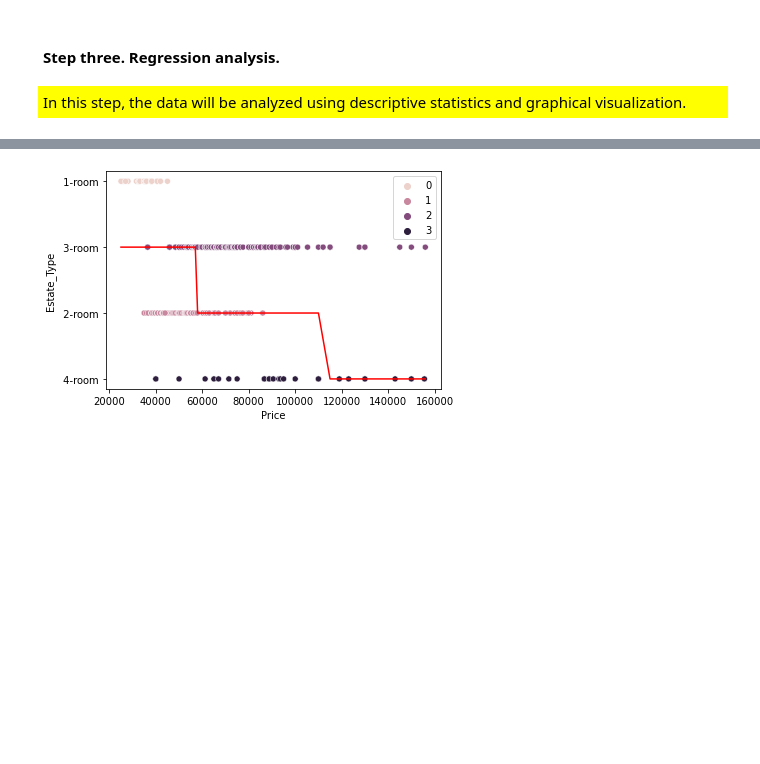
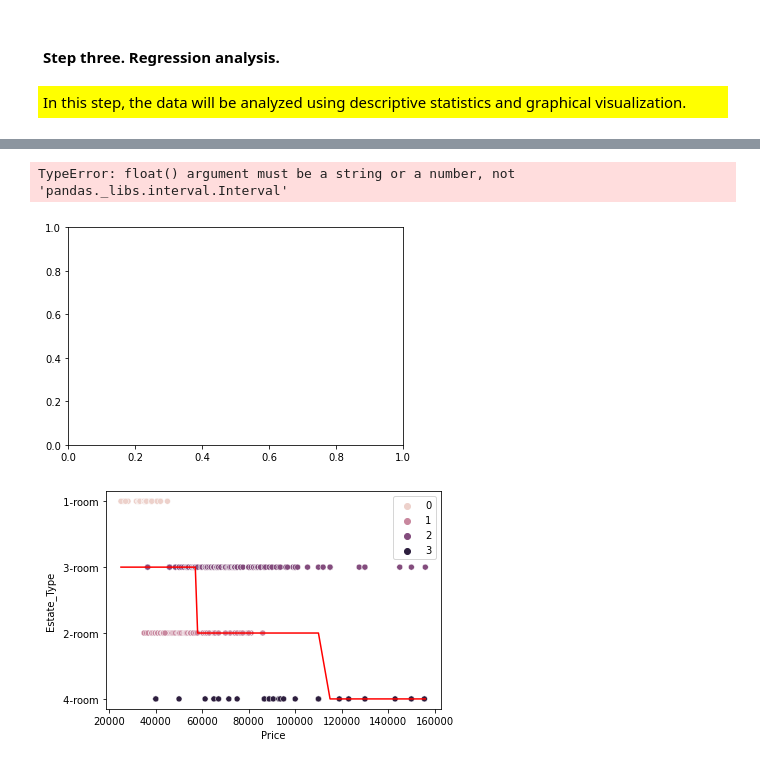
Before and after one commit to StefanRaychev/Web-scraping-and-data-analysis-of-estate-market, a Jupyter notebook: Scraping.ipynb, the cells around one changed output, grey strips where cells are left out. Drawn from its saved outputs; the diff is of its cells as text; code cells hidden in the pictures; blank space fills up the shorter version.

```diff
--- a/Scraping.ipynb
+++ b/Scraping.ipynb
@@ -608,3 +685,49 @@ ValueError: Values in y must be [  0   1   2   3   4   5   6   7   8   9  10  11
+# %%
+import pandas as pd
+import numpy as np
+import matplotlib.pyplot as plt
+from mord import LogisticAT
+from sklearn.preprocessing import LabelEncoder
+
+# Encode the categorical variables
+label_encoder = LabelEncoder()
+df_estate_collection_all['Estate_Type_Encoded'] = label_encoder.fit_transform(df_estate_collection_all['Estate_Type'])
+df_estate_collection_all['Location_Encoded'] = label_encoder.fit_transform(df_estate_collection_all['Location'])
+
+# Add '2-room' to the label encoder's classes
+label_encoder.classes_ = np.append(label_encoder.classes_, '2-room')
+
+# Encode the Price variable into ordinal categories
+df_estate_collection_all['Price_Category'] = pd.qcut(df_estate_collection_all['Price'], q=5, labels=False)
+
+# Define the independent variables (predictors)
+X = df_estate_collection_all[['Estate_Type_Encoded', 'Location_Encoded']]
+
+# Define the dependent variable (response)
+y = df_estate_collection_all['Price_Category']
+
+# Fit the ordinal logistic regression model
+model = LogisticAT(alpha=0)
+model.fit(X, y)
+
+# Predict the price category for a specific scenario (2-room apartment in Iztok district)
+estate_type_encoded = label_encoder.transform(['2-room'])[0]
+location_encoded = label_encoder.transform(['Iztok'])[0]
+scenario = np.array([[estate_type_encoded, location_encoded]])
+predicted_probs = model.predict_proba(scenario)[0]
+
+# Retrieve the unique price categories
+price_categories = pd.qcut(df_estate_collection_all['Price'], q=5, precision=0).unique()
+
+# Visualize the predicted probabilities
+plt.bar(price_categories, predicted_probs)
+plt.xlabel('Price Category')
+plt.ylabel('Probability')
+plt.title('Predicted Probabilities for 2-room apartment in Iztok district')
+plt.show()
+# %% [output]
+TypeError: float() argument must be a string or a number, not 'pandas._libs.interval.Interval'
+[figure, added]
 # %%
 import pandas as pd
 import seaborn as sns
```
Also changed, not shown: parts of 6 cells of this notebook.
